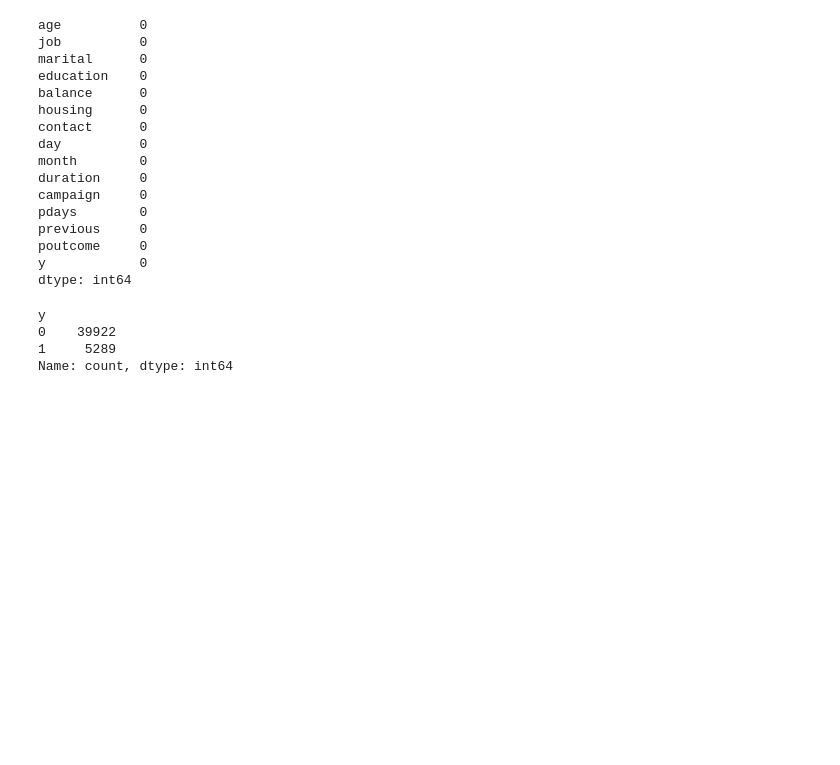
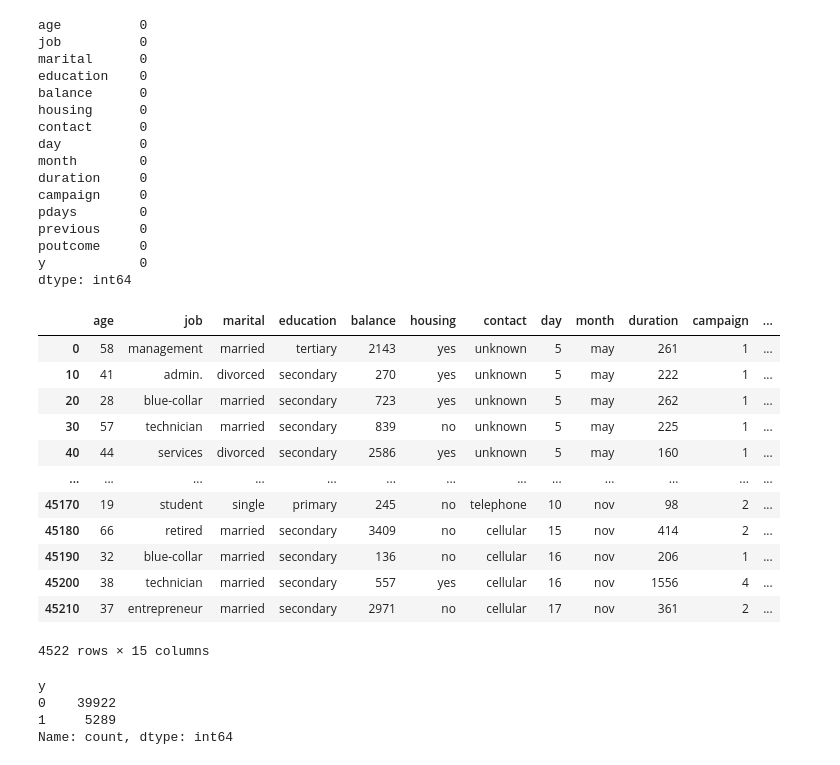
Before and after one commit to karinait/ml-zoomcamp, a Jupyter notebook: module 4/homework/notebook/homework4.ipynb, the cells around one changed output. Drawn from its saved outputs; the diff is of its cells as text; code cells hidden in the pictures; blank space fills up the shorter version.

```diff
--- a/module 4/homework/notebook/homework4.ipynb
+++ b/module 4/homework/notebook/homework4.ipynb
@@ -65,6 +65,22 @@ previous     0
 poutcome     0
 y            0
 dtype: int64
+# %%
+df[::10]
+# %% [output]
+|  | age | job | marital | education | balance | housing | contact | day | month | duration | campaign | ... |
+| 0 | 58 | management | married | tertiary | 2143 | yes | unknown | 5 | may | 261 | 1 | ... |
+| 10 | 41 | admin. | divorced | secondary | 270 | yes | unknown | 5 | may | 222 | 1 | ... |
+| 20 | 28 | blue-collar | married | secondary | 723 | yes | unknown | 5 | may | 262 | 1 | ... |
+| 30 | 57 | technician | married | secondary | 839 | no | unknown | 5 | may | 225 | 1 | ... |
+| 40 | 44 | services | divorced | secondary | 2586 | yes | unknown | 5 | may | 160 | 1 | ... |
+| ... | ... | ... | ... | ... | ... | ... | ... | ... | ... | ... | ... | ... |
+| 45170 | 19 | student | single | primary | 245 | no | telephone | 10 | nov | 98 | 2 | ... |
+| 45180 | 66 | retired | married | secondary | 3409 | no | cellular | 15 | nov | 414 | 2 | ... |
+| 45190 | 32 | blue-collar | married | secondary | 136 | no | cellular | 16 | nov | 206 | 1 | ... |
+| 45200 | 38 | technician | married | secondary | 557 | yes | cellular | 16 | nov | 1556 | 4 | ... |
+| 45210 | 37 | entrepreneur | married | secondary | 2971 | no | cellular | 17 | nov | 361 | 2 | ... |
+4522 rows × 15 columns
 # %%
 df.y=(df.y=="yes").astype(int)
 df.y.value_counts()
```
Also changed, not shown: parts of 26 cells of this notebook.
